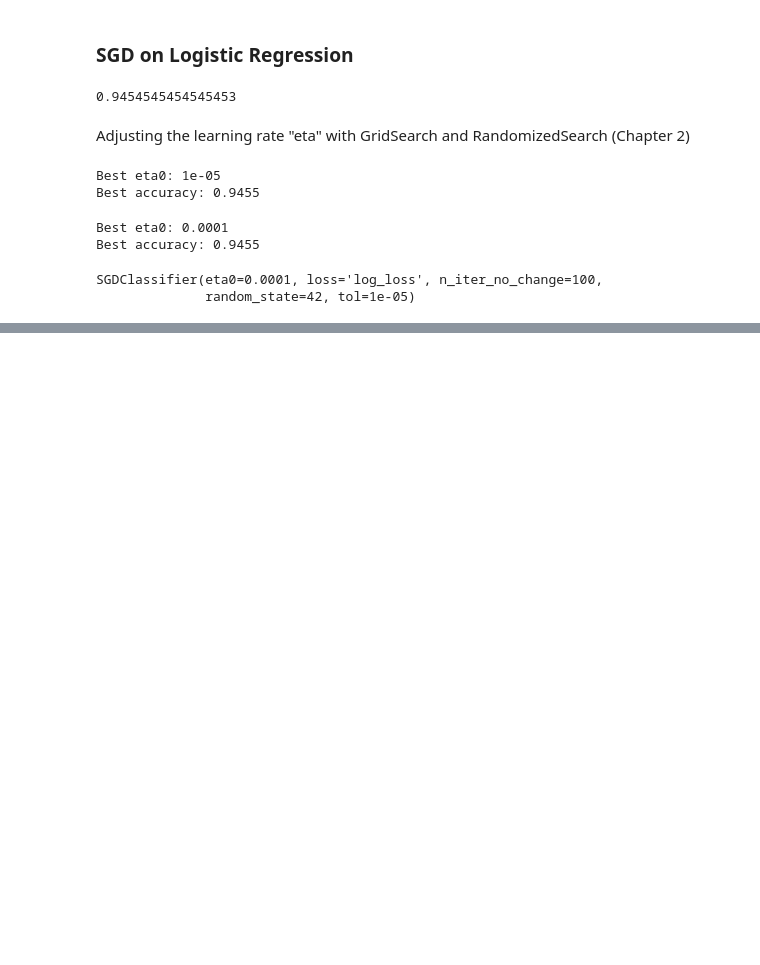
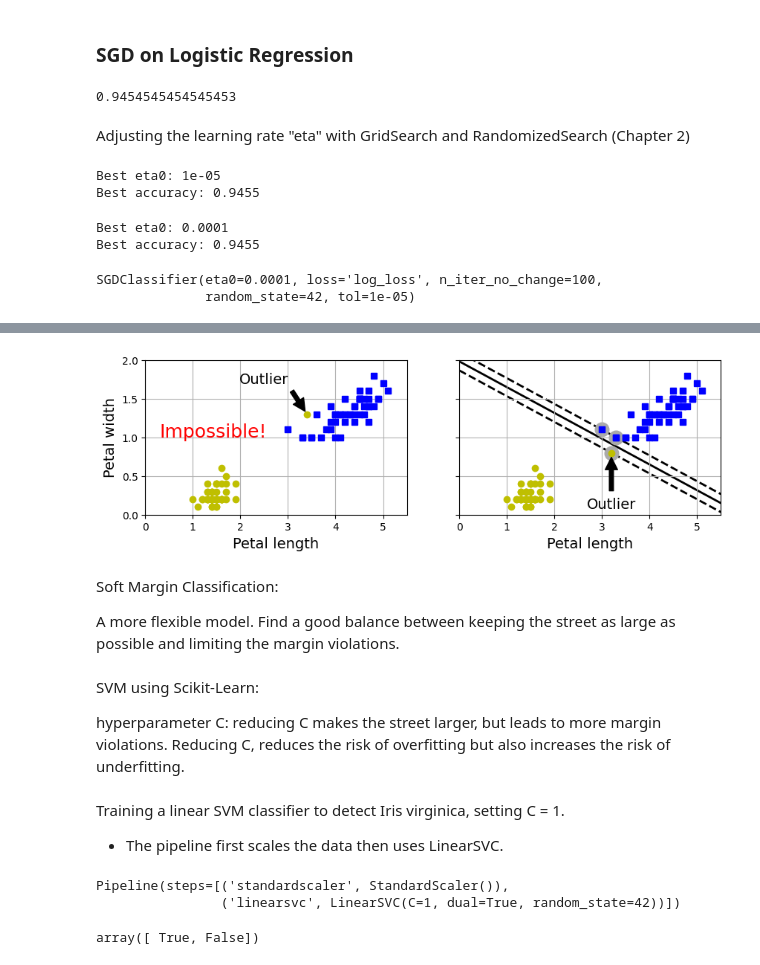
Before and after one commit to Gonzalo-Caro/Practicas-ML-NN, a Jupyter notebook: Book/04_Classification_Models.ipynb, the cells around one changed output, grey strips where cells are left out. Cells and saved outputs as stored; diff of their text form; code cells hidden in the pictures; blank space fills up the shorter version.

```diff
--- a/Book/04_Classification_Models.ipynb
+++ b/Book/04_Classification_Models.ipynb
@@ -417,0 +557,80 @@ SGDClassifier(eta0=0.0001, loss='log_loss', n_iter_no_change=100,
+# %%
+X_outliers = np.array([[3.4, 1.3], [3.2, 0.8]])
+y_outliers = np.array([0, 0])
+Xo1 = np.concatenate([X, X_outliers[:1]], axis=0)
+yo1 = np.concatenate([y, y_outliers[:1]], axis=0)
+Xo2 = np.concatenate([X, X_outliers[1:]], axis=0)
+yo2 = np.concatenate([y, y_outliers[1:]], axis=0)
+
+svm_clf2 = SVC(kernel="linear", C=10**9)
+svm_clf2.fit(Xo2, yo2)
+
+fig, axes = plt.subplots(ncols=2, figsize=(10, 2.7), sharey=True)
+
+plt.sca(axes[0])
+plt.plot(Xo1[:, 0][yo1==1], Xo1[:, 1][yo1==1], "bs")
+plt.plot(Xo1[:, 0][yo1==0], Xo1[:, 1][yo1==0], "yo")
+plt.text(0.3, 1.0, "Impossible!", color="red", fontsize=18)
+plt.xlabel("Petal length")
+plt.ylabel("Petal width")
+plt.annotate(
+    "Outlier",
+    xy=(X_outliers[0][0], X_outliers[0][1]),
+    xytext=(2.5, 1.7),
+    ha="center",
+    arrowprops=dict(facecolor='black', shrink=0.1),
+)
+plt.axis([0, 5.5, 0, 2])
+plt.grid()
+
+plt.sca(axes[1])
+plt.plot(Xo2[:, 0][yo2==1], Xo2[:, 1][yo2==1], "bs")
+plt.plot(Xo2[:, 0][yo2==0], Xo2[:, 1][yo2==0], "yo")
+plot_svc_decision_boundary(svm_clf2, 0, 5.5)
+plt.xlabel("Petal length")
+plt.annotate(
+    "Outlier",
+    xy=(X_outliers[1][0], X_outliers[1][1]),
+    xytext=(3.2, 0.08),
+    ha="center",
+    arrowprops=dict(facecolor='black', shrink=0.1),
+)
+plt.axis([0, 5.5, 0, 2])
+plt.grid()
+
+plt.show()
+# %% [output]
+[figure, added]
+# %% [markdown]
+Soft Margin Classification:
+
+A more flexible model. Find a good balance between keeping the street as large as possible and limiting the margin violations.
+# %% [markdown]
+SVM using Scikit-Learn:
+
+hyperparameter C: reducing C makes the street larger, but leads to more margin violations. Reducing C, reduces the risk of overfitting but also increases the risk of underfitting.
+# %% [markdown]
+Training a linear SVM classifier to detect Iris virginica, setting C = 1.
+
+- The pipeline first scales the data then uses LinearSVC.
+# %%
+from sklearn.datasets import load_iris
+from sklearn.pipeline import make_pipeline
+from sklearn.preprocessing import StandardScaler
+from sklearn.svm import LinearSVC
+
+iris = load_iris(as_frame=True)
+X = iris.data[["petal length (cm)", "petal width (cm)"]].values
+y = (iris.target == 2)  # Iris virginica
+
+svm_clf = make_pipeline(StandardScaler(),
+                        LinearSVC(C=1, dual=True, random_state=42))
+svm_clf.fit(X, y)
+# %% [output]
+Pipeline(steps=[('standardscaler', StandardScaler()),
+                ('linearsvc', LinearSVC(C=1, dual=True, random_state=42))])
+# %%
+X_new = [[5.5, 1.7], [5.0, 1.5]]
+svm_clf.predict(X_new)
+# %% [output]
+array([ True, False])
```
Also changed, not shown: parts of 41 cells of this notebook.
